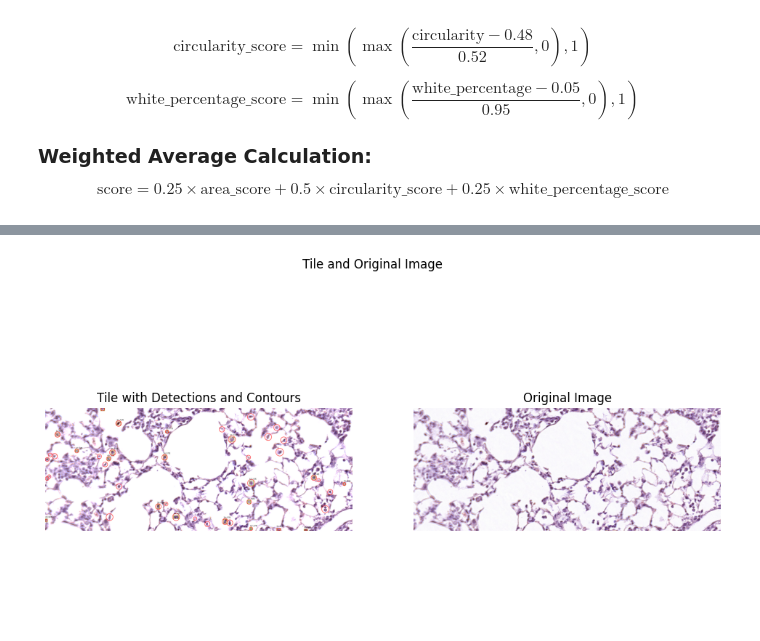
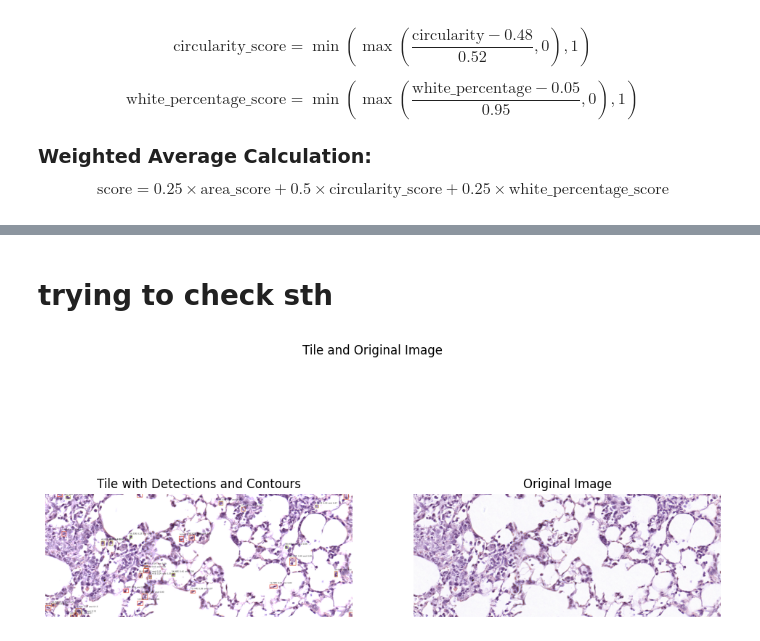
Before and after one commit to merlab/LungHistoNet, a Jupyter notebook: Tile-Scoring-CV/neutrophil-detection.ipynb, the cells around one changed output, grey strips where cells are left out. Drawn from its saved outputs; the diff is of its cells as text; code cells hidden in the pictures; blank space fills up the shorter version.

Commit message:
trying to improve based on the manual anotation

```diff
--- a/Tile-Scoring-CV/neutrophil-detection.ipynb
+++ b/Tile-Scoring-CV/neutrophil-detection.ipynb
@@ -29,3 +29,11 @@ $$
 $$
 \text{score} = 0.25 \times \text{area\_score} + 0.5 \times \text{circularity\_score} + 0.25 \times \text{white\_percentage\_score}
 $$
+# %%
+def calculate_score(area, circularity, white_percentage):
+    area_score = min(max((area - 100) / (1000 - 100), 0), 1)
+    circularity_score = min(max((circularity - 0.48) / (1 - 0.48), 0), 1)
+    white_percentage_score = min(max((white_percentage - 0.05) / (1 - 0.05), 0), 1)
+
+    score = 0.15 * area_score + 0.7 * circularity_score + 0.15 * white_percentage_score
+    return score
@@ -32,14 +126,17 @@ $$
+# %% [markdown]
+# trying to check sth
 # %%
-def calculate_score(area, circularity, white_percentage):
+def calculate_score(area, circularity):
     area_score = min(max((area - 100) / (1000 - 100), 0), 1)
     circularity_score = min(max((circularity - 0.48) / (1 - 0.48), 0), 1)
-    white_percentage_score = min(max((white_percentage - 0.05) / (1 - 0.05), 0), 1)
 
-    score = 0.15 * area_score + 0.7 * circularity_score + 0.15 * white_percentage_score
-    return score
+    score = 0.2 * area_score + 0.8 * circularity_score
+    return score, area_score , circularity_score
 # %%
-img_name = 'tile_25000_52000.jpg'
-file_name = os.path.expanduser('~/Documents/Code/Lung_Injury/Tiles_1000_2500_1/' + img_name)
+# img_name = 'tile_25000_52000.jpg'
+img_name = 'tile_27500_54000.jpg'
+# file_name = os.path.expanduser('~/Documents/Code/Lung_Injury/Tiles_1000_2500_1/' + img_name)
+file_name = os.path.expanduser('~/Downloads/Tile-sample/' + img_name)
 out_dir = os.path.expanduser('~/Documents/Code/Lung_Injury/' + img_name)
 
 tile = cv2.imread(file_name)
@@ -69,57 +166,46 @@ for contour in contours:
 
     circularity = 4 * np.pi * (area / (perimeter * perimeter))
 
-    if 150 < area < 900 and 0.40 < circularity < 1:
+    # if 450 < area < 900 and 0.4 < circularity < 1:
+    if 300 < area < 1500 and 0.3 < circularity < 1:
         x, y, w, h = cv2.boundingRect(contour)
 
         k = 1.05
         padding = int(k * np.sqrt(area))
 
         center_x = x + w // 2
         center_y = y + h // 2
 
         radius = padding
         radius = min(radius, center_x, center_y, tile.shape[1] - center_x, tile.shape[0] - center_y)
+        # cv2.circle(tile, (center_x, center_y), radius, (0, 0, 255), 2)
 
-        neighborhood_mask = np.zeros_like(thresh, dtype=np.uint8)
-        cv2.circle(neighborhood_mask, (center_x, center_y), radius, 255, thickness=-1)
+        score, area_score , circularity_score = calculate_score(area, circularity)
 
-        neighborhood = cv2.bitwise_and(thresh, thresh, mask=neighborhood_mask)
+        if score < 0.1:
+            continue
+        red = int(255 * (1 - score))
+        green = int(255 * score)
+        color = (0, green, red)
 
-        cv2.circle(tile, (center_x, center_y), radius, (0, 0, 255), 2)
+        cv2.rectangle(tile, (x, y), (x + w, y + h), color, 2)
 
-
-        total_pixels = cv2.countNonZero(neighborhood_mask)
-        white_pixels = cv2.countNonZero(neighborhood)
-        white_percentage = white_pixels / total_pixels
-
-        if white_percentage > 0.08:
-            score = calculate_score(area, circularity, white_percentage)
-
-            if score < 0.3:
-                continue
-            red = int(255 * (1 - score))
-            green = int(255 * score)
-            color = (0, green, red)
-
-            cv2.rectangle(tile, (x, y), (x + w, y + h), color, 2)
-
-            score_text = f"{score * 100:.2f}%"
-            text_position = (x, y - 10)
-            cv2.putText(tile, score_text, text_position, cv2.FONT_HERSHEY_SIMPLEX, 0.5, (0, 0, 0), 1, cv2.LINE_AA)
+        score_text = f"{score * 100:.2f}% {area_score:.2f} and {circularity_score:.2f}"
+        text_position = (x, y - 10)
+        cv2.putText(tile, score_text, text_position, cv2.FONT_HERSHEY_SIMPLEX, 0.5, (0, 0, 0), 1, cv2.LINE_AA)
 
 cv2.imwrite(out_dir, tile)
 
 fig, axes = plt.subplots(1, 2, figsize=(12, 6))
 axes[0].imshow(cv2.cvtColor(tile, cv2.COLOR_BGR2RGB))
 axes[0].set_title("Tile with Detections and Contours")
 axes[0].axis('off')
 
 axes[1].imshow(cv2.cvtColor(image_intact, cv2.COLOR_BGR2RGB))
 axes[1].set_title("Original Image")
 axes[1].axis('off')
 
 plt.suptitle("Tile and Original Image")
 plt.show()
 # %% [output]
-[figure, old version]
+[figure, new version]
```
Also changed, not shown: parts of 2 cells of this notebook.
